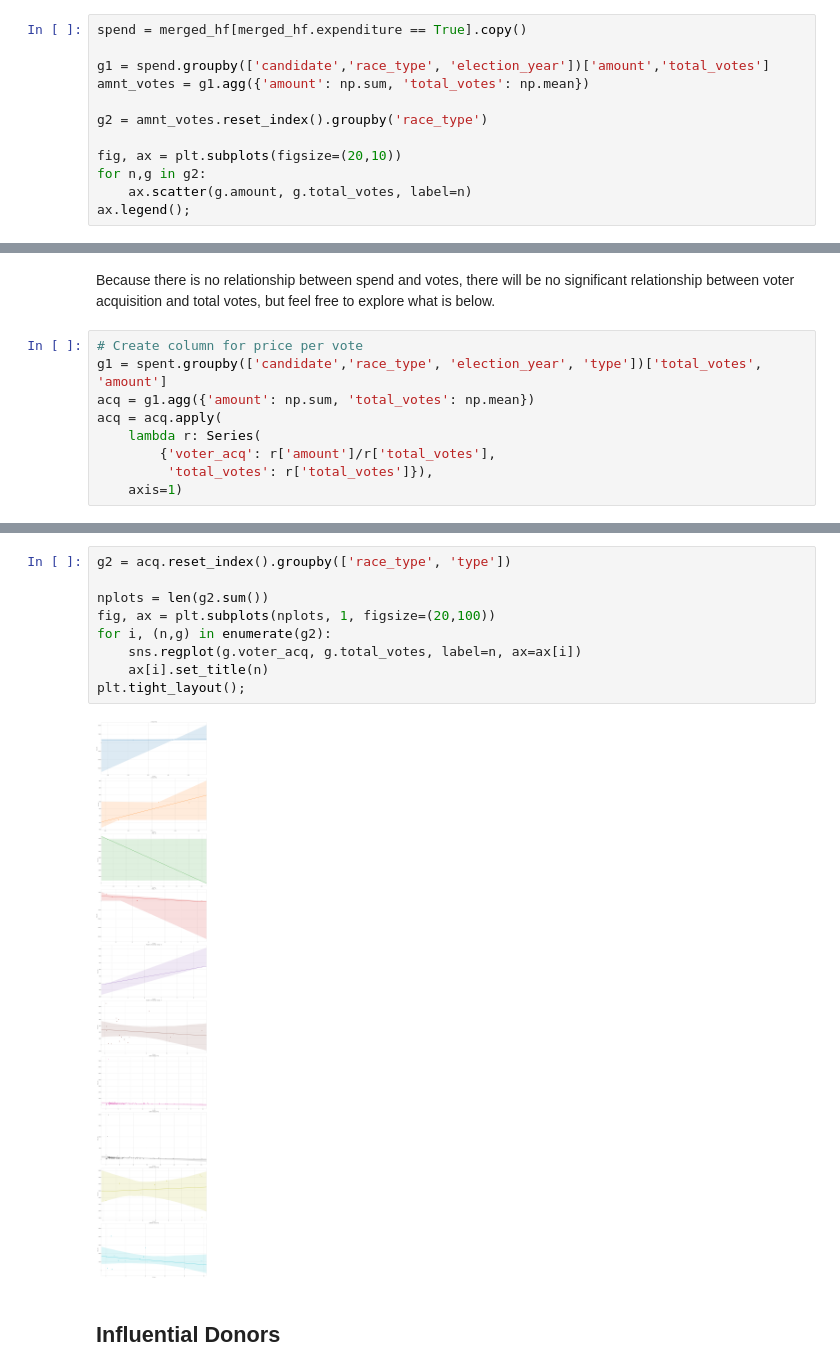
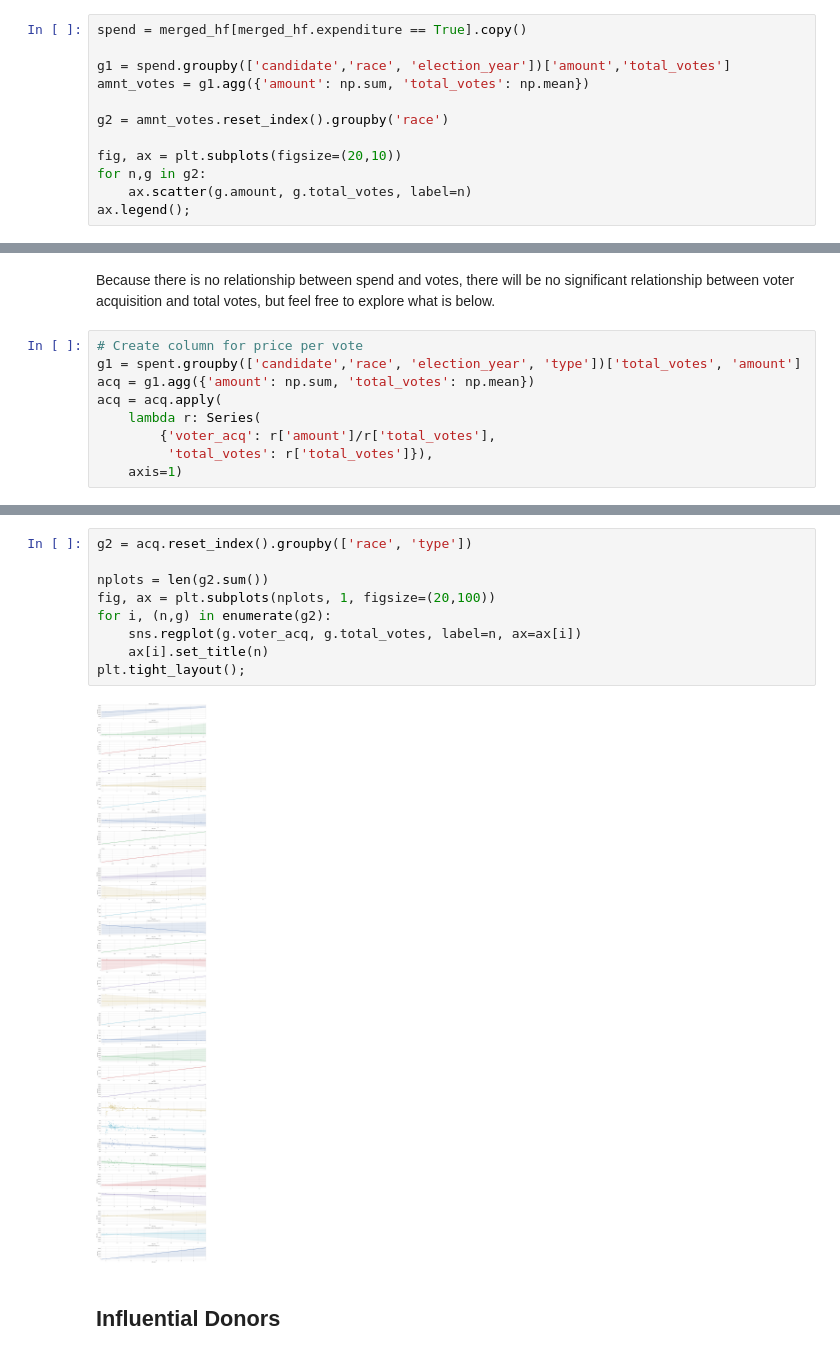
Before and after one commit to hackoregon/elections-2018, a Jupyter notebook: notebooks/overall_analysis_ballots_transactions_committees.ipynb, the cells around one changed output, grey strips where cells are left out. Drawn from its saved outputs; the diff is of its cells as text.

```diff
--- a/notebooks/overall_analysis_ballots_transactions_committees.ipynb
+++ b/notebooks/overall_analysis_ballots_transactions_committees.ipynb
@@ -359,10 +357,10 @@ These are easily changed to analyze race type/category instead of Race: just cha
 # %%
 spend = merged_hf[merged_hf.expenditure == True].copy()
 
-g1 = spend.groupby(['candidate','race_type', 'election_year'])['amount','total_votes']
+g1 = spend.groupby(['candidate','race', 'election_year'])['amount','total_votes']
 amnt_votes = g1.agg({'amount': np.sum, 'total_votes': np.mean})
 
-g2 = amnt_votes.reset_index().groupby('race_type')
+g2 = amnt_votes.reset_index().groupby('race')
 
 fig, ax = plt.subplots(figsize=(20,10))
 for n,g in g2:
@@ -415,7 +413,7 @@ Because there is no relationship between spend and votes, there will be no signi
 free to explore what is below.
 # %%
 # Create column for price per vote
-g1 = spent.groupby(['candidate','race_type', 'election_year', 'type'])['total_votes', 'amount']
+g1 = spent.groupby(['candidate','race', 'election_year', 'type'])['total_votes', 'amount']
 acq = g1.agg({'amount': np.sum, 'total_votes': np.mean})
 acq = acq.apply(
     lambda r: Series(
@@ -447,14 +439,14 @@ acq
 # %%
-g2 = acq.reset_index().groupby(['race_type', 'type'])
+g2 = acq.reset_index().groupby(['race', 'type'])
 
 nplots = len(g2.sum())
 fig, ax = plt.subplots(nplots, 1, figsize=(20,100))
 for i, (n,g) in enumerate(g2):
     sns.regplot(g.voter_acq, g.total_votes, label=n, ax=ax[i])
     ax[i].set_title(n)
 plt.tight_layout();
 # %% [output]
-[figure, old version]
+[figure, new version]
 # %% [markdown]
 ## Influential Donors
 # %%
```
Also changed, not shown: parts of 93 cells of this notebook.
